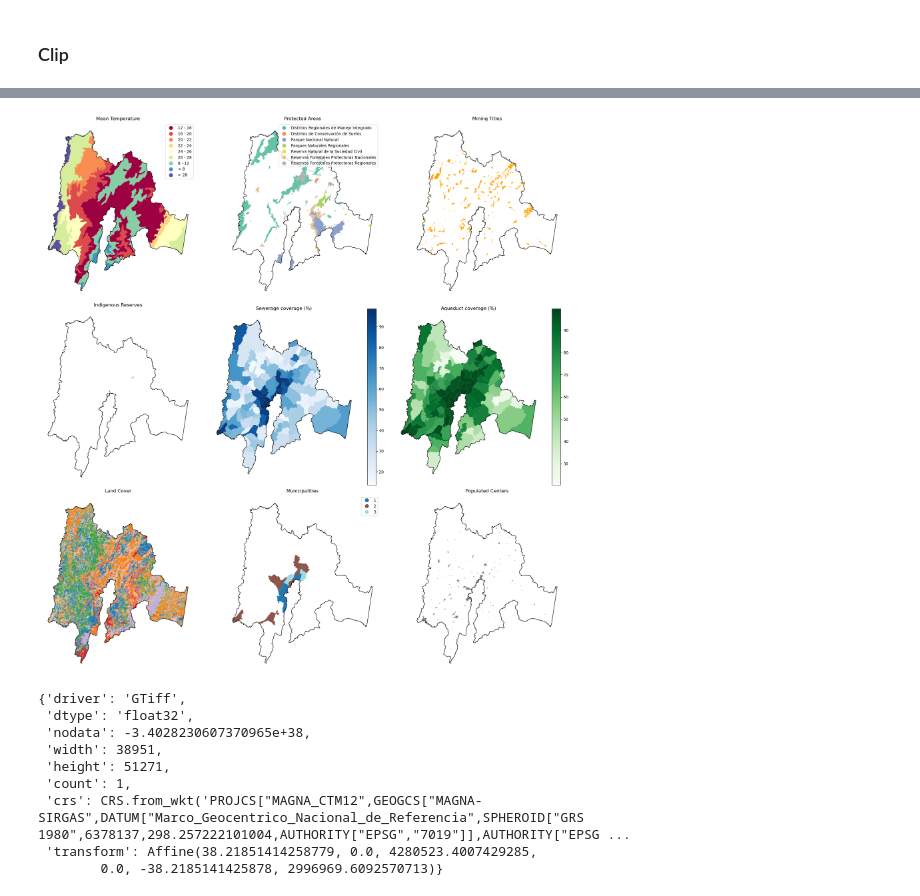
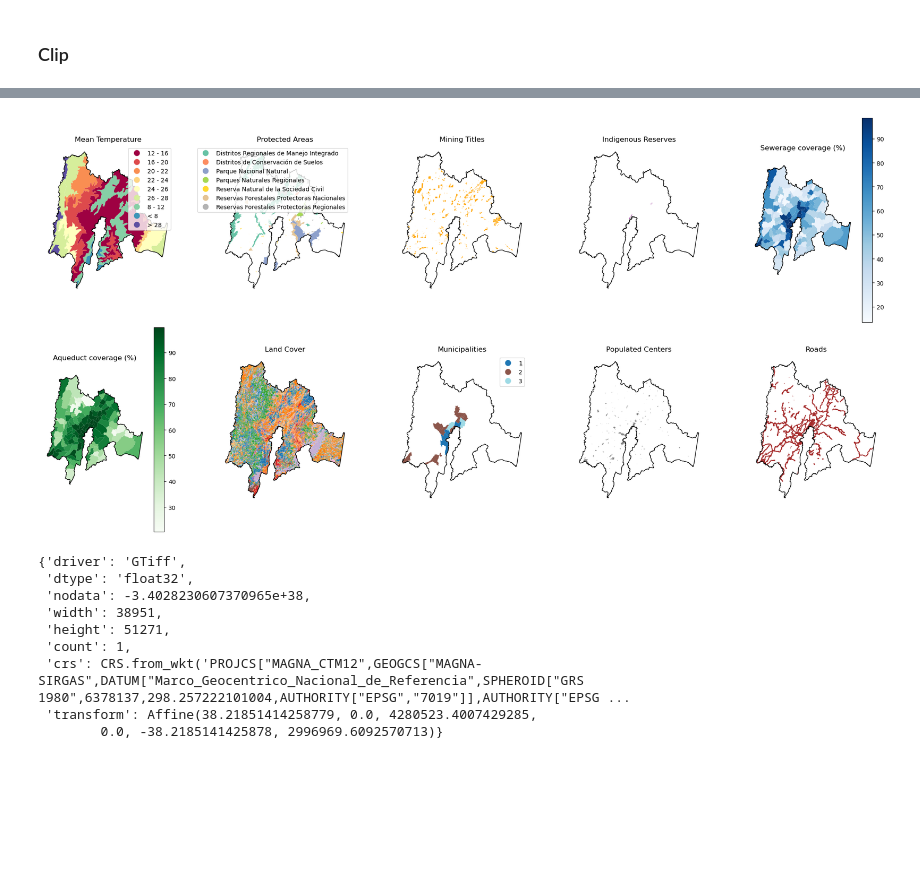
Before and after one commit to aliciaarevalor/multicriteria-analysis, a Jupyter notebook: multicriteria-analysis.ipynb, the cells around one changed output, grey strips where cells are left out. Saved outputs shown, nothing was run; the diff lists cells and outputs as text; code cells hidden in the pictures; blank space fills up the shorter version.

```diff
--- a/multicriteria-analysis.ipynb
+++ b/multicriteria-analysis.ipynb
@@ -52,16 +52,16 @@ cundi_path="./data/cundinamarca.shp"
 #### Read GeoDataFrames
 # %%
 # Read and project to EPSG:9377
-#temp= gpd.read_file(temp_path).to_crs(epsg=9377)
-#runap = gpd.read_file(runap_path).to_crs(epsg=9377)
-#min = gpd.read_file(min_path).to_crs(epsg=9377)
-#indigenous = gpd.read_file(indigenous_path).to_crs(epsg=9377)
-#services = gpd.read_file(services_path).to_crs(epsg=9377)
-#cover = gpd.read_file(cover_path).to_crs(epsg=9377)
+temp= gpd.read_file(temp_path).to_crs(epsg=9377)
+runap = gpd.read_file(runap_path).to_crs(epsg=9377)
+mining = gpd.read_file(mining_path).to_crs(epsg=9377)
+indigenous = gpd.read_file(indigenous_path).to_crs(epsg=9377)
+services = gpd.read_file(services_path).to_crs(epsg=9377)
+cover = gpd.read_file(cover_path).to_crs(epsg=9377)
 muni = gpd.read_file(muni_path).to_crs(epsg=9377)
-#road = gpd.read_file(road_path).to_crs(epsg=9377)
+road = gpd.read_file(road_path).to_crs(epsg=9377)
 popcenter= gpd.read_file(popcenter_path).to_crs(epsg=9377)
-#cundi= gpd.read_file(cundi_path).to_crs(epsg=9377)
+cundi= gpd.read_file(cundi_path).to_crs(epsg=9377)
 # %% [markdown]
 ### Filter
 # %%
@@ -83,7 +83,7 @@ popcenter = popcenter[popcenter["clas_ccdgo"].isin(["1"])]
 # %%
 temp = gpd.overlay(temp, cundi, how='intersection')
 runap = gpd.overlay(runap, cundi, how='intersection')
-min = gpd.overlay(min, cundi, how='intersection')
+mining = gpd.overlay(mining, cundi, how='intersection')
 indigenous = gpd.overlay(indigenous, cundi, how='intersection')
 services = gpd.overlay(services, cundi, how='intersection')
 cover = gpd.overlay(cover, cundi, how='intersection')
@@ -127,68 +127,72 @@ plot
 # %%
-import matplotlib.pyplot as plt
-import numpy as np
 
-fig, axs = plt.subplots(3, 3, figsize=(20, 20))
-
-# 1. Temperature: color by "RANGO"
+fig, axs = plt.subplots(2, 5, figsize=(20, 10))
+# 1. Temperature
 temp.plot(column="RANGO", ax=axs[0, 0], legend=True, cmap="Spectral")
 cundi.boundary.plot(ax=axs[0, 0], color="black", linewidth=1)
 axs[0, 0].set_title("Mean Temperature")
 axs[0, 0].set_axis_off()
 
-# 2. Runap: color by "ap_categor"
+# 2. Runap
 runap.plot(column="ap_categor", ax=axs[0, 1], legend=True, cmap="Set2")
 cundi.boundary.plot(ax=axs[0, 1], color="black", linewidth=1)
 axs[0, 1].set_title("Protected Areas")
 axs[0, 1].set_axis_off()
 
-# 3. Min: single color (e.g., orange)
-min.plot(ax=axs[0, 2], color="orange")
+# 3. Mining
+mining.plot(ax=axs[0, 2], color="orange")
 cundi.boundary.plot(ax=axs[0, 2], color="black", linewidth=1)
 axs[0, 2].set_title("Mining Titles")
 axs[0, 2].set_axis_off()
 
 # 4. Indigenous: single color (e.g., purple)
-indigenous.plot(ax=axs[1, 0], color="purple")
+indigenous.plot(ax=axs[0, 3], color="purple")
+cundi.boundary.plot(ax=axs[0, 3], color="black", linewidth=1)
+axs[0, 3].set_title("Indigenous Reserves")
+axs[0, 3].set_axis_off()
+
+# 5. Services
+# Sewerage coverage
+services.plot(column="Cob__Alcan", ax=axs[0, 4], legend=True, cmap="Blues")
+cundi.boundary.plot(ax=axs[0, 4], color="black", linewidth=1)
+axs[0, 4].set_title("Sewerage coverage (%)")
+axs[0, 4].set_axis_off()
+# Aqueduct coverage
+services.plot(column="Cob__Acued", ax=axs[1, 0], legend=True, cmap="Greens")
 cundi.boundary.plot(ax=axs[1, 0], color="black", linewidth=1)
-axs[1, 0].set_title("Indigenous Reserves")
+axs[1, 0].set_title("Aqueduct coverage (%)")
 axs[1, 0].set_axis_off()
 
-# 5. Services: choropleth with two columns
-services.plot(column="Cob__Alcan", ax=axs[1, 1], legend=True, cmap="Blues")
+# 6. Land Cover
+unique_leyenda = cover["leyenda"].unique()
+random_colors_cover = dict(zip(unique_leyenda, plt.cm.tab20(np.linspace(0, 1, len(unique_leyenda)))))
+cover.plot(column="leyenda", ax=axs[1, 1], legend=False, color=cover["leyenda"].map(random_colors_cover))
 cundi.boundary.plot(ax=axs[1, 1], color="black", linewidth=1)
-axs[1, 1].set_title("Sewerage coverage (%)")
+axs[1, 1].set_title("Land Cover")
 axs[1, 1].set_axis_off()
 
-services.plot(column="Cob__Acued", ax=axs[1, 2], legend=True, cmap="Greens")
+# 7. Municipalities of Cundinamarca
+muni.plot(column="Ley6172000", ax=axs[1, 2], legend=True, cmap="tab20")
 cundi.boundary.plot(ax=axs[1, 2], color="black", linewidth=1)
-axs[1, 2].set_title("Aqueduct coverage (%)")
+axs[1, 2].set_title("Municipalities")
 axs[1, 2].set_axis_off()
 
-# 6. Cover: random color for each "leyenda"
-unique_leyenda = cover["leyenda"].unique()
-random_colors_cover = dict(zip(unique_leyenda, plt.cm.tab20(np.linspace(0, 1, len(unique_leyenda)))))
-cover.plot(column="leyenda", ax=axs[2, 0], legend=False, color=cover["leyenda"].map(random_colors_cover))
-cundi.boundary.plot(ax=axs[2, 0], color="black", linewidth=1)
-axs[2, 0].set_title("Land Cover")
-axs[2, 0].set_axis_off()
+# 8. Populated Center
+popcenter.plot(ax=axs[1, 3], color="grey")
+cundi.boundary.plot(ax=axs[1, 3], color="black", linewidth=1)
+axs[1, 3].set_title("Populated Centers")
+axs[1, 3].set_axis_off()
 
-# 7. Muni: random color for each Ley6172000
-muni.plot(column="Ley6172000", ax=axs[2, 1], legend=True, cmap="tab20")
-cundi.boundary.plot(ax=axs[2, 1], color="black", linewidth=1)
-axs[2, 1].set_title("Municipalities")
-axs[2, 1].set_axis_off()
-
-# 8. Populated Center: single color
-popcenter.plot(ax=axs[2, 2], color="grey")
-cundi.boundary.plot(ax=axs[2, 2], color="black", linewidth=1)
-axs[2, 2].set_title("Populated Centers")
-axs[2, 2].set_axis_off()
+# 9. Roads
+road.plot(ax=axs[1, 4], color="brown")
+cundi.boundary.plot(ax=axs[1, 4], color="black", linewidth=1)
+axs[1, 4].set_title("Roads")
+axs[1, 4].set_axis_off()
 
 plt.tight_layout()
 plt.show()
 # %% [output]
-[figure, old version]
+[figure, new version]
 # %%
 with rasterio.open(dem_col_path) as src:
     dem_col = src.read(1)
```
Also changed, not shown: parts of 8 cells of this notebook, 1 other file.
